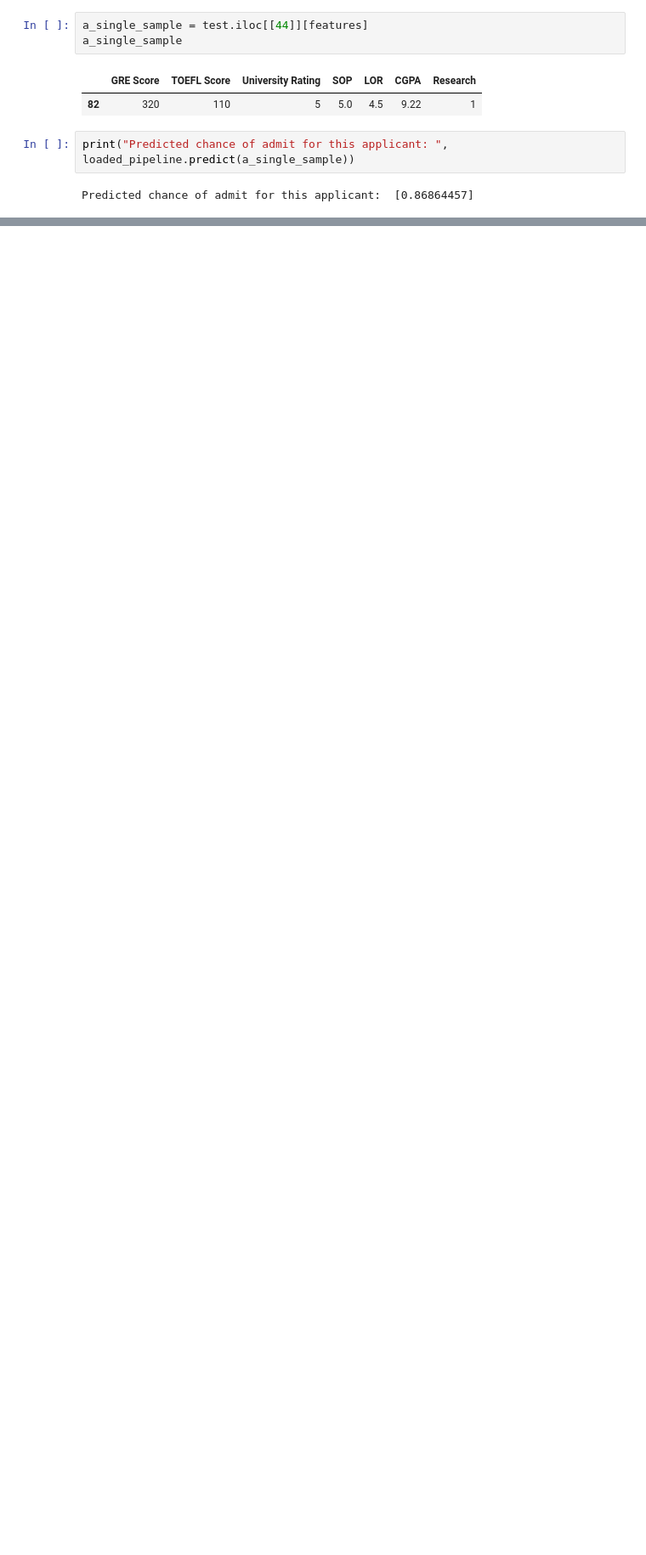
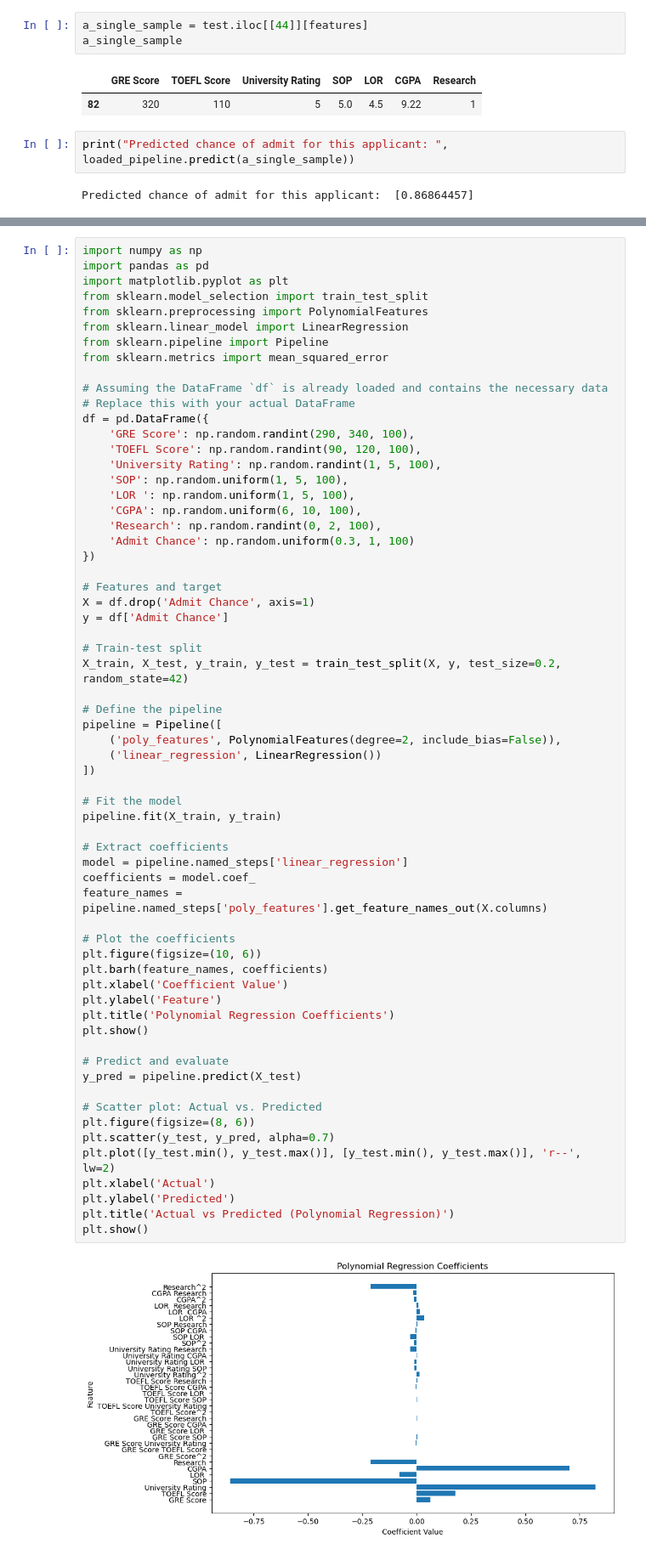
Before and after one commit to SujanNeupane42/DATA-601-Group-Project, a Jupyter notebook: modelling.ipynb, the cells around one changed output, grey strips where cells are left out. Shown at 85% size. Saved outputs shown, nothing was run; the diff lists cells and outputs as text; blank space fills up the shorter version.

```diff
--- a/modelling.ipynb
+++ b/modelling.ipynb
@@ -516,0 +571,65 @@ Predicted chance of admit for this applicant:  [0.86864457]
+# %%
+import numpy as np
+import pandas as pd
+import matplotlib.pyplot as plt
+from sklearn.model_selection import train_test_split
+from sklearn.preprocessing import PolynomialFeatures
+from sklearn.linear_model import LinearRegression
+from sklearn.pipeline import Pipeline
+from sklearn.metrics import mean_squared_error
+
+# Assuming the DataFrame `df` is already loaded and contains the necessary data
+# Replace this with your actual DataFrame
+df = pd.DataFrame({
+    'GRE Score': np.random.randint(290, 340, 100),
+    'TOEFL Score': np.random.randint(90, 120, 100),
+    'University Rating': np.random.randint(1, 5, 100),
+    'SOP': np.random.uniform(1, 5, 100),
+    'LOR ': np.random.uniform(1, 5, 100),
+    'CGPA': np.random.uniform(6, 10, 100),
+    'Research': np.random.randint(0, 2, 100),
+    'Admit Chance': np.random.uniform(0.3, 1, 100)
+})
+
+# Features and target
+X = df.drop('Admit Chance', axis=1)
+y = df['Admit Chance']
+
+# Train-test split
+X_train, X_test, y_train, y_test = train_test_split(X, y, test_size=0.2, random_state=42)
+
+# Define the pipeline
+pipeline = Pipeline([
+    ('poly_features', PolynomialFeatures(degree=2, include_bias=False)),
+    ('linear_regression', LinearRegression())
+])
+
+# Fit the model
+pipeline.fit(X_train, y_train)
+
+# Extract coefficients
+model = pipeline.named_steps['linear_regression']
+coefficients = model.coef_
+feature_names = pipeline.named_steps['poly_features'].get_feature_names_out(X.columns)
+
+# Plot the coefficients
+plt.figure(figsize=(10, 6))
+plt.barh(feature_names, coefficients)
+plt.xlabel('Coefficient Value')
+plt.ylabel('Feature')
+plt.title('Polynomial Regression Coefficients')
+plt.show()
+
+# Predict and evaluate
+y_pred = pipeline.predict(X_test)
+
+# Scatter plot: Actual vs. Predicted
+plt.figure(figsize=(8, 6))
+plt.scatter(y_test, y_pred, alpha=0.7)
+plt.plot([y_test.min(), y_test.max()], [y_test.min(), y_test.max()], 'r--', lw=2)
+plt.xlabel('Actual')
+plt.ylabel('Predicted')
+plt.title('Actual vs Predicted (Polynomial Regression)')
+plt.show()
+# %% [output]
+[figure, added]
```
Also changed, not shown: parts of 9 cells of this notebook.
